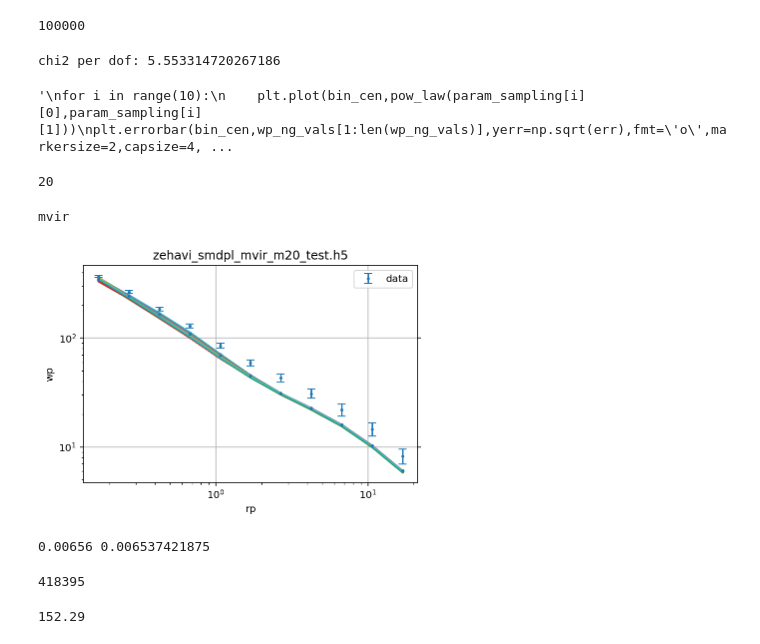
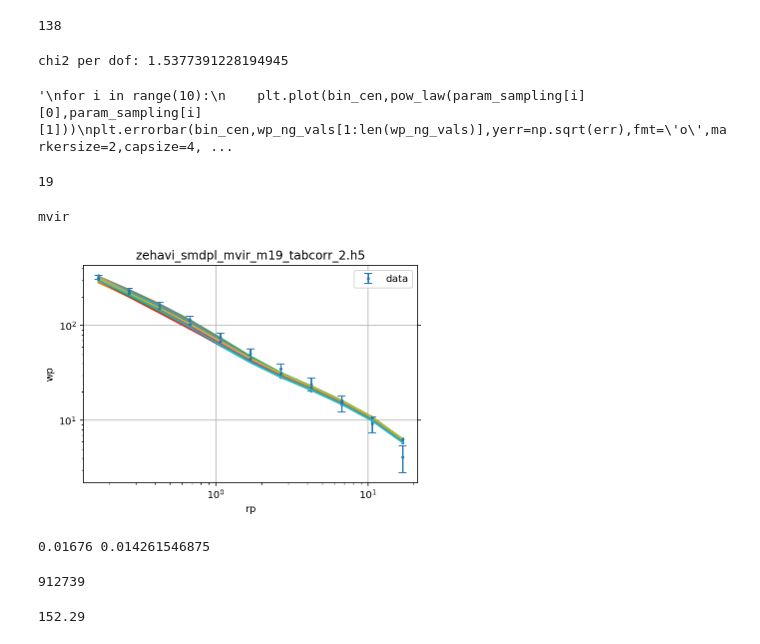
Before and after one commit to lormezini/Halo, a Jupyter notebook: hod_fit.ipynb, the cells around one changed output. Saved outputs shown, nothing was run; the diff lists cells and outputs as text; code cells hidden in the pictures.

Commit message:
updated catalog and vmax conversion

```diff
--- a/hod_fit.ipynb
+++ b/hod_fit.ipynb
@@ -27,9 +28,9 @@ from tabcorr import TabCorr
 # %%
-fname = "zehavi_smdpl_mvir_m20_test.h5"
+fname = "zehavi_smdpl_vmax_m19_tabcorr_2.h5"
 wp_out_file = None#'zehavi_smdpl_mvir_m19_wp.npy'
-dname ='zehavi_data_file_20'
-param = 'mvir'
-threshold = 20
+dname ='zehavi_data_file_19'
+param = 'vmax_ml'
+threshold = -19
 # %%
 files = [fname]
 #files = [fname4,fname5]
@@ -38,12 +39,12 @@ log_prob_s = []
 wps = []
 for f in files:
     reader = emcee.backends.HDFBackend(f, read_only=True)
-    s.append(reader.get_chain(discard=0, flat=False, thin=1))
-    log_prob_s.append(reader.get_log_prob(discard=0, flat=False, thin=1))
-    wps.append(reader.get_blobs(discard=0))
+    s.append(reader.get_chain(discard=1000, flat=False, thin=1))
+    log_prob_s.append(reader.get_log_prob(discard=1000, flat=False, thin=1))
+    wps.append(reader.get_blobs(discard=1000))
 print(reader.iteration)
 # %% [output]
-100000
+138
 # %%
 if len(files)>1:
     print('greater')
@@ -75,7 +76,7 @@ param_sampling = []
 for i in param_string_sampling:
     param_sampling.append(list(np.array(i)))
 # %% [output]
-chi2 per dof: 5.553314720267186
+chi2 per dof: 1.5377391228194945
 # %%
 """
 j = 10
@@ -163,7 +164,7 @@ elif 'mock' in dname:
     err = np.array([cov_matrix[i,i] for i in range(len(cov_matrix))])
     bin_cen = (bin_edges[1:]+bin_edges[:-1])/2.
 # %% [output]
-20
+19
 # %%
 ##### GREAT WALL DATA
 
@@ -194,14 +195,14 @@ else:
 #halocat = CachedHaloCatalog(simname='bolshoi',redshift = 0.0)
 #halocat = CachedHaloCatalog(fname = '/Users/lmezini/.astropy/cache/halotools/halo_catalogs/bolplanck/rockstar/hlist_1.00231.list.halotools_v0p4.hdf5',update_cached_fname = True)
 #halocat = CachedHaloCatalog(fname = '/Users/lmezini/Downloads/hlist_1.00231.list.halotools_v0p1.hdf5',update_cached_fname = True)
-halocat = CachedHaloCatalog(fname='/Users/lmezini/.astropy/cache/halotools/halo_catalogs/SMDPL/rockstar/2019-07-03-18-38-02-9731.dat.my_cosmosim_halos.hdf5')
+halocat = CachedHaloCatalog(fname = '/Users/lmezini/.astropy/cache/halotools/halo_catalogs/SMDPL/rockstar/smdpl.dat.smdpl2.hdf5',update_cached_fname = True)
 halocat.redshift = 0.
 pi_max = 60.
 Lbox = 400.
 model_instance = HodModelFactory(centrals_occupation = cens_occ_model, centrals_profile = cens_prof_model,
                                  satellites_occupation = sats_occ_model, satellites_profile = sats_prof_model)
 model_instance.populate_mock(halocat)
-halotab = TabCorr.read('smdpl_mvir.hdf5')
+halotab = TabCorr.read('smdpl_halo_mvir.hdf5')
 
 #param_sampling = [[12.347542986747245, 1.0678928981, 0.0655134025530286, 10.424762610766576, 13.23140384373497]]
 #param_sampling = [[11.604517282462833, 0.5502660775558645, 1.0182266347797018, 10.350843099216723, 12.788228610884667],[11.604517282462833, 0.5502660775558645, 1.0182266347797018, 10.350843099216723, 12.788228610884667],[11.604517282462833, 0.5502660775558645, 1.0182266347797018, 10.350843099216723, 12.788228610884667],[11.604517282462833, 0.5502660775558645, 1.0182266347797018, 10.350843099216723, 12.788228610884667],[11.604517282462833, 0.5502660775558645, 1.0182266347797018, 10.350843099216723, 12.788228610884667],[11.604517282462833, 0.5502660775558645, 1.0182266347797018, 10.350843099216723, 12.788228610884667],[11.604517282462833, 0.5502660775558645, 1.0182266347797018, 10.350843099216723, 12.788228610884667],[11.604517282462833, 0.5502660775558645, 1.0182266347797018, 10.350843099216723, 12.788228610884667],[11.604517282462833, 0.5502660775558645, 1.0182266347797018, 10.350843099216723, 12.788228610884667],[11.604517282462833, 0.5502660775558645, 1.0182266347797018, 10.350843099216723, 12.788228610884667],[11.604517282462833, 0.5502660775558645, 1.0182266347797018, 10.350843099216723, 12.788228610884667]]
@@ -209,42 +210,42 @@ halotab = TabCorr.read('smdpl_mvir.hdf5')
 #param_sampling = [[12.82,0.75,1.06,8.97,13.83],[12.93,0.74,1.27,13.96-1.7,13.96],[12.03,0.41,1.07,11.82,13.3]]
 #param_sampling = [[11.96,0.38,1.16,13.28-1.7,13.28]]
 #param_sampling = [[12.42,1.3,1.16,13.28-1.7,13.28]]
 #param_sampling = [[12.05,0.7,1.16,13.28-1.7,13.28]]
 wp_res = []
 for i in range(50):
 
     model_instance.param_dict['logMmin'] = param_sampling[i][0]#Mmin_val[i]
     model_instance.param_dict['sigma_logM'] = param_sampling[i][1]#sigma_val[i]
     model_instance.param_dict['alpha'] = param_sampling[i][2]#alpha_val[i]
     model_instance.param_dict['logM0'] = param_sampling[i][3]#M0_val[i]
     model_instance.param_dict['logM1'] = param_sampling[i][4]#M1_val[i]
 
     ngal, wp = halotab.predict(model_instance)
 
     wp_res.append(wp)
     plt.plot(bin_cen,wp,markersize=2)#,label='Vmax')
 #plt.plot(bin_cen,oldfunc,label='Old Corrfunc')
 #plt.title("")
 plt.legend()
 plt.ylabel('wp')
 plt.xlabel('rp')
 plt.tick_params(right=True)
 plt.xscale('log')
 plt.yscale('log')
 plt.grid()
 plt.title(fname)
 plt.savefig('wp_plot_'+fname[:-3]+'.png')
 # %% [output]
 mvir
-[figure, old version]
+[figure, new version]
 # %%
 print(wp_ng_vals[0],model_instance.mock.number_density)
 ht = model_instance.mock.halo_table
 N = int(Lbox**3*model_instance.mock.number_density)
 N
 # %% [output]
-0.00656 0.006537421875
+0.01676 0.014261546875
-418395
+912739
 # %%
 sort_ht = ht[np.argsort(ht['halo_vmax'])[::-1][0:N]]
 sort_ht['halo_vmax'][-1]
```
Also changed, not shown: parts of 1 cell of this notebook, 6 other files.
